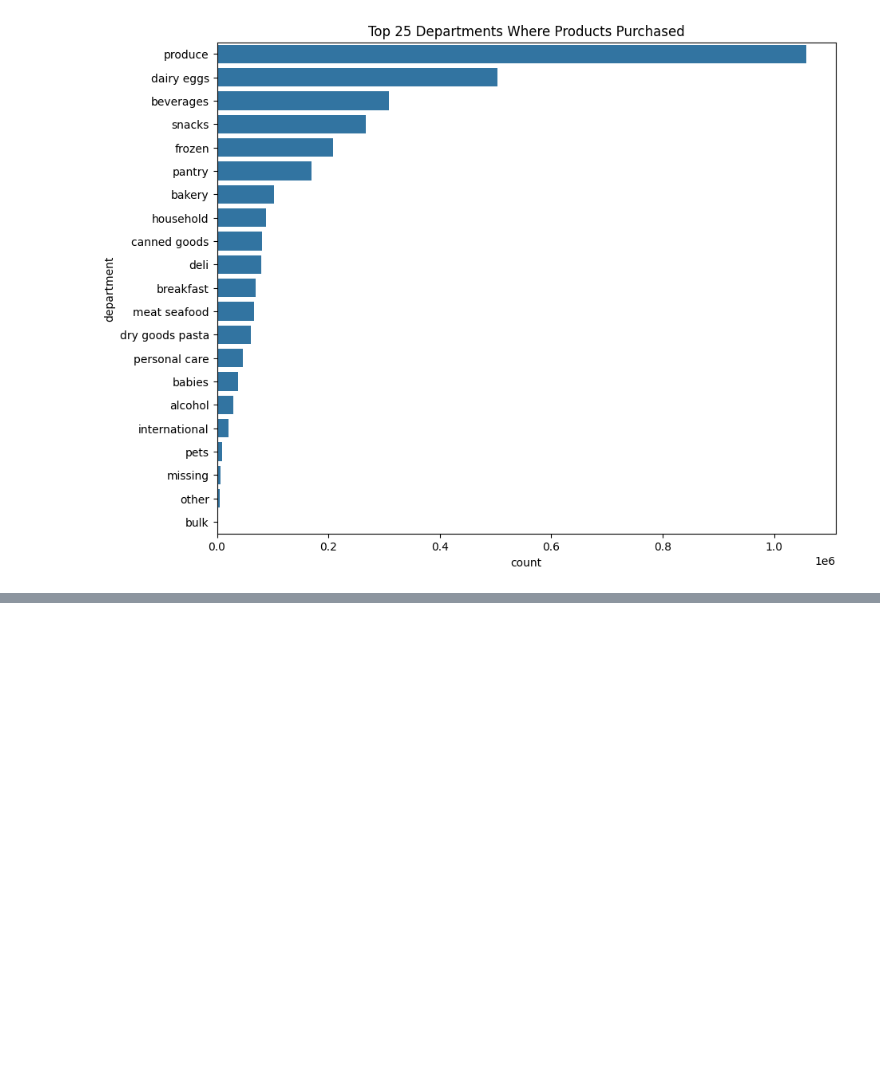
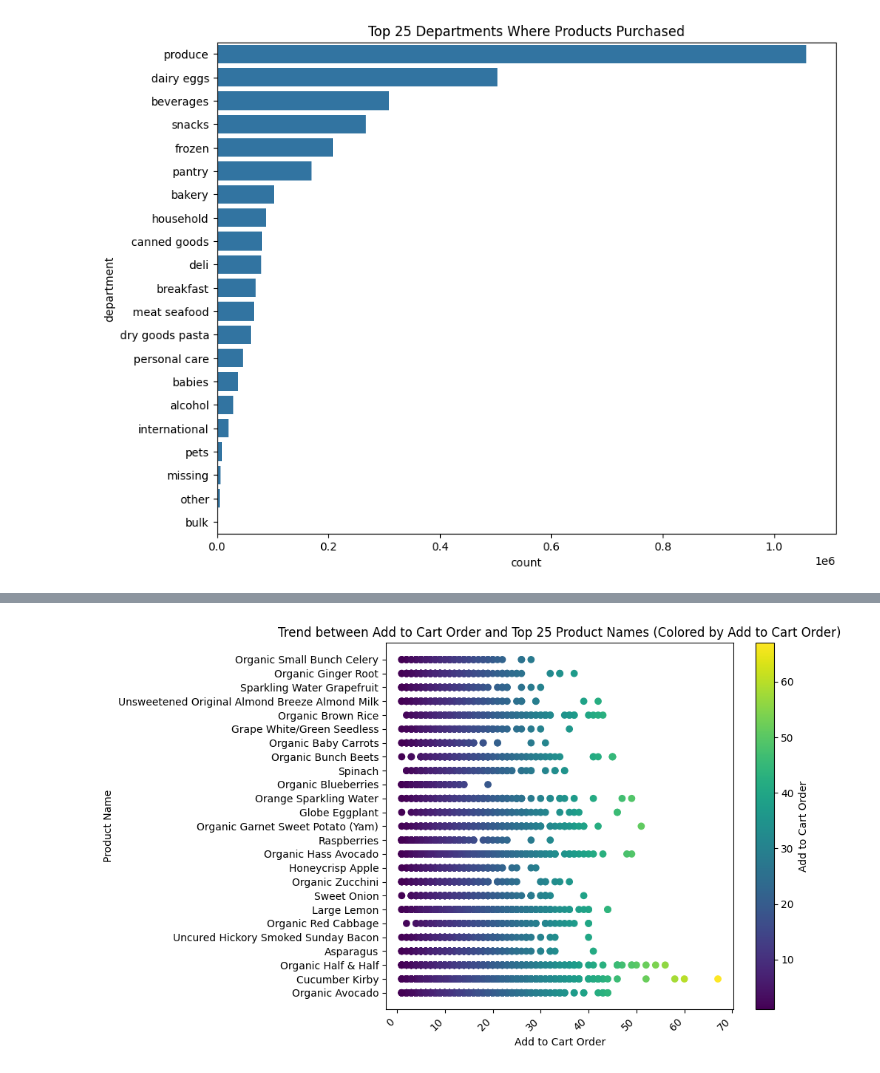
Before and after one commit to Taliwat/Springboard-DS, a Jupyter notebook: Capstone 2 - Instacart Project/eda.ipynb, the cells around one changed output, grey strips where cells are left out. Saved outputs shown, nothing was run; the diff lists cells and outputs as text; code cells hidden in the pictures; blank space fills up the shorter version.

```diff
--- a/Capstone 2 - Instacart Project/eda.ipynb
+++ b/Capstone 2 - Instacart Project/eda.ipynb
@@ -129,0 +140,21 @@ sns.barplot(x = 'reordered', y = 'product_name', )
+# %%
+top_product_names = df['product_name'].value_counts().nlargest(25).index.tolist()
+
+# Filter the DataFrame to include only rows with the top 25 product names
+df_top_products = df[df['product_name'].isin(top_product_names)]
+
+# Sample a subset of the data for plotting (adjust the sample size as needed)
+df_sample_prod = df_top_products.sample(n=10000, random_state=42)
+
+# Create a scatter plot with a colormap based on 'add_to_cart_order'
+plt.figure(figsize=(10, 6))  # Adjust the figure size as needed
+scatter = plt.scatter(df_sample_prod['add_to_cart_order'], df_sample_prod['product_name'], c=df_sample_prod['add_to_cart_order'], cmap='viridis')
+plt.colorbar(scatter, label='Add to Cart Order')  # Add colorbar with label
+plt.xlabel('Add to Cart Order')
+plt.ylabel('Product Name')
+plt.title('Trend between Add to Cart Order and Top 25 Product Names (Colored by Add to Cart Order)')
+plt.xticks(rotation=45, ha='right')  # Rotate x-axis labels for better readability
+plt.tight_layout()  # Adjust layout to prevent clipping of labels
+plt.show()
+# %% [output]
+[figure, added]
```
Also changed, not shown: parts of 3 cells of this notebook, 1 other file.
